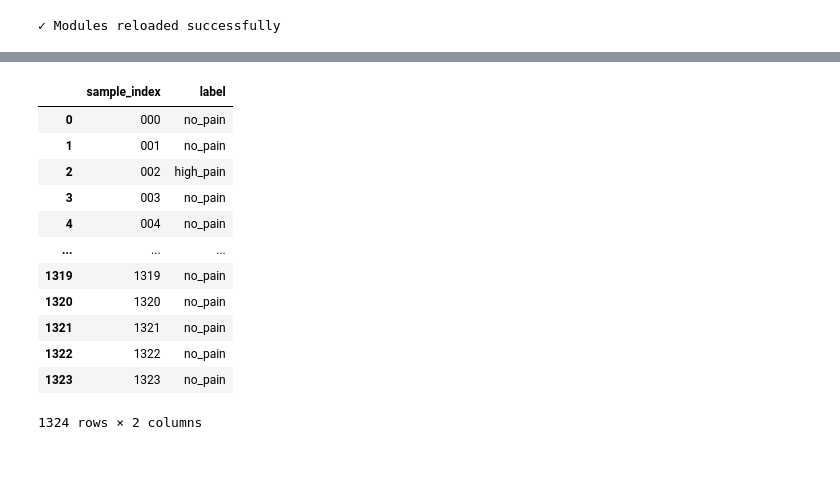
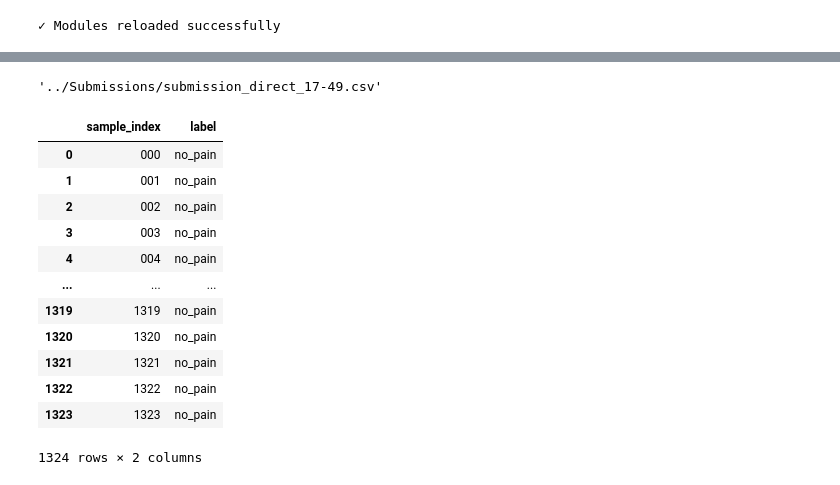
Before and after one commit to Gradient-Gang/ANN-Challenges, a Jupyter notebook: Notebook/Architectures3.ipynb, the cells around one changed output, grey strips where cells are left out. Saved outputs shown, nothing was run; the diff lists cells and outputs as text; code cells hidden in the pictures.

Commit message:
submission

```diff
--- a/Notebook/Architectures3.ipynb
+++ b/Notebook/Architectures3.ipynb
@@ -281,18 +281,24 @@ Sample Predictions: tensor([0, 0, 2, 0, 0, 1, 0, 0, 0, 0])
 # %%
-submission_generator.generate_submission(
-    output_path="../Submissions/submission_direct_architecture.csv"
-)
+from datetime import datetime
+path = "../Submissions/submission_direct_" + datetime.now().strftime("%H-%M") + ".csv"
+path
 # %% [output]
-|  | sample_index | label |
-| 0 | 000 | no_pain |
-| 1 | 001 | no_pain |
-| 2 | 002 | high_pain |
-| 3 | 003 | no_pain |
-| 4 | 004 | no_pain |
-| ... | ... | ... |
-| 1319 | 1319 | no_pain |
-| 1320 | 1320 | no_pain |
-| 1321 | 1321 | no_pain |
-| 1322 | 1322 | no_pain |
-| 1323 | 1323 | no_pain |
-1324 rows × 2 columns
+'../Submissions/submission_direct_17-49.csv'
+# %%
+submission_generator.generate_submission(
+    output_path=path
+)
+# %% [output]
+|  | sample_index | label |
+| 0 | 000 | no_pain |
+| 1 | 001 | no_pain |
+| 2 | 002 | no_pain |
+| 3 | 003 | no_pain |
+| 4 | 004 | no_pain |
+| ... | ... | ... |
+| 1319 | 1319 | no_pain |
+| 1320 | 1320 | no_pain |
+| 1321 | 1321 | no_pain |
+| 1322 | 1322 | no_pain |
+| 1323 | 1323 | no_pain |
+1324 rows × 2 columns
```
Also changed, not shown: parts of 5 cells of this notebook.
